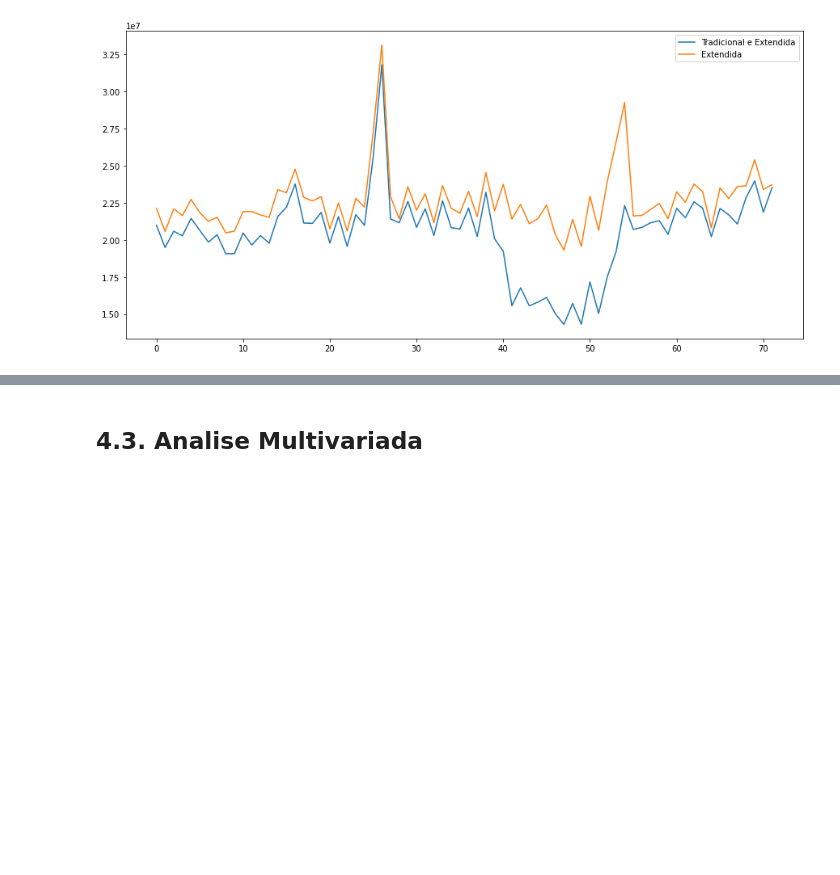
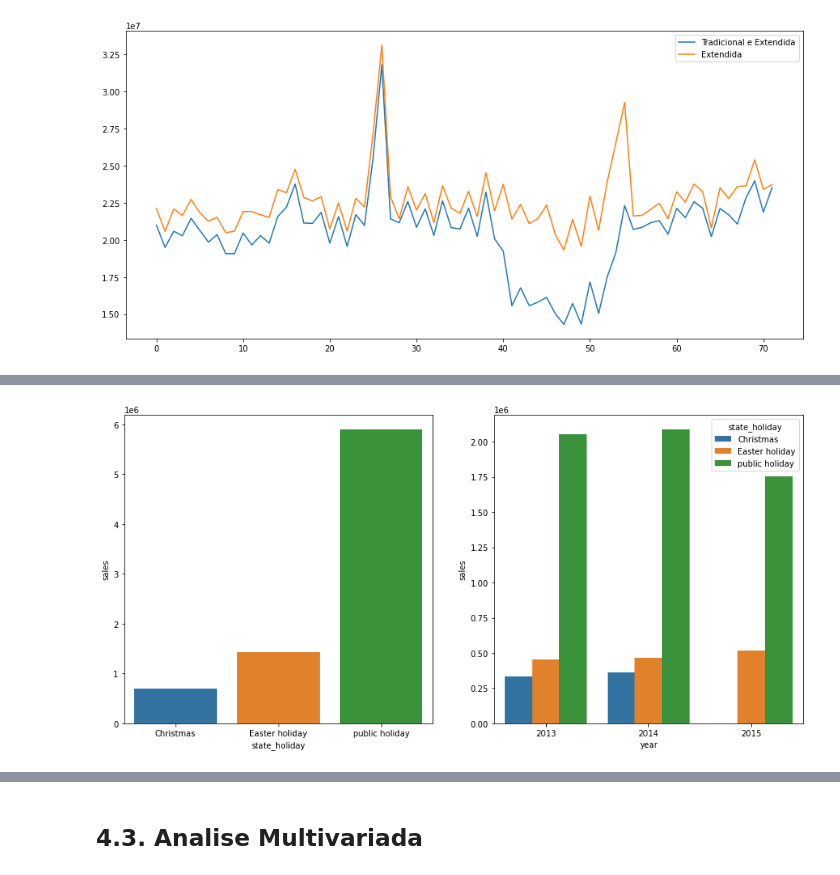
Before and after one commit to romariobarbosa/sales-predict-mobile, a Jupyter notebook: m04_v01_store_sales_prediction.ipynb, the cells around one changed output, grey strips where cells are left out. Saved outputs shown, nothing was run; the diff lists cells and outputs as text; code cells hidden in the pictures; blank space fills up the shorter version.

```diff
--- a/m04_v01_store_sales_prediction.ipynb
+++ b/m04_v01_store_sales_prediction.ipynb
@@ -593,0 +597,13 @@ ax.legend(labels = ['Tradicional e Extendida', 'Extendida']);
+# %%
+aux1 = df4[df4['state_holiday'] != 'Regular day']
+#aux1 = df4[(df4['state_holiday'] != 'Regular day') & (df4['year'] < 2015)]
+
+plt.subplot(1, 2, 1)
+aux2 = aux1[['state_holiday', 'sales']].groupby('state_holiday').sum().reset_index()
+sns.barplot(x='state_holiday', y='sales', data=aux2);
+
+plt.subplot(1, 2, 2)
+aux3 = aux1[['year', 'state_holiday', 'sales']].groupby(['year', 'state_holiday']).sum().reset_index()
+sns.barplot(x='year', y='sales', hue='state_holiday', data=aux3);
+# %% [output]
+[figure, added]
```
Also changed, not shown: parts of 14 cells of this notebook.
